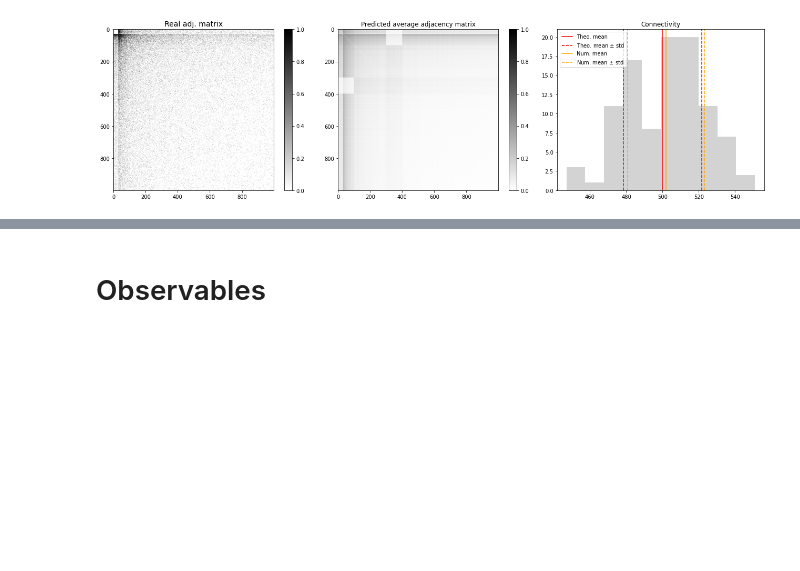
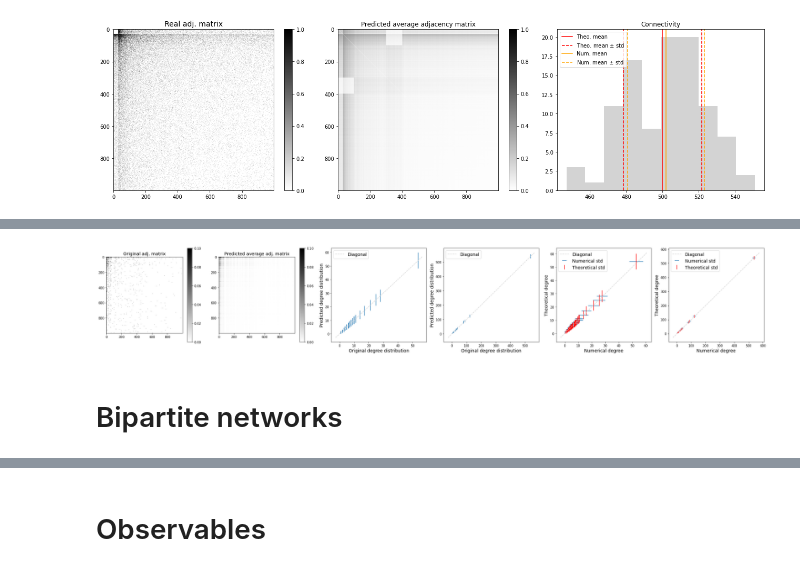
Before and after one commit to reemagit/claude, a Jupyter notebook: demos/main_demo.ipynb, the cells around one changed output, grey strips where cells are left out. Cells and saved outputs as stored; diff of their text form; code cells hidden in the pictures; blank space fills up the shorter version.

Commit message:
- Bipartite networks - Started implementing GraphEnsembleChain

```diff
--- a/demos/main_demo.ipynb
+++ b/demos/main_demo.ipynb
@@ -466,0 +476,3 @@ plt.tight_layout()
+# %%
+m = cl.GraphEnsemble(1000, directed=True)
+m.fit([const.OutDegreeSequence(dout),const.InDegreeSequence(din)], opt_kwargs={'nit':150,'fatol':1e-2,'disp':True})
@@ -466,0 +497,53 @@ plt.tight_layout()
+# %%
+o_out = obs.OutDegreeSequence
+smpl = np.asarray([m.sample().sum(axis=1) for i in trange(100)])
+theo_dout_mean = m.predict_mean(o_out)
+theo_dout_std = m.predict_std(o_out)
+num_dout_mean = smpl.mean(axis=0)
+num_dout_std = smpl.std(axis=0)
+
+o_in = obs.InDegreeSequence
+smpl = np.asarray([m.sample().sum(axis=0) for i in trange(100)])
+theo_din_mean = m.predict_mean(o_in)
+theo_din_std = m.predict_std(o_in)
+num_din_mean = smpl.mean(axis=0)
+num_din_std = smpl.std(axis=0)
+# %%
+plt.figure(figsize=[30,5])
+plt.subplot(1,6,1)
+plot_adj(gn_adj, vmax=0.1)
+plt.title('Original adj. matrix',fontsize=14)
+plt.subplot(1,6,2)
+plot_adj(m.adj_matrix, vmax=0.1)
+plt.title('Predicted average adj. matrix',fontsize=14)
+plt.subplot(1,6,3)
+plt.errorbar(dout, theo_dout_mean,yerr=theo_dout_std, linestyle='None')
+plt.xlabel('Original degree distribution',fontsize=14)
+plt.ylabel('Predicted degree distribution',fontsize=14)
+plt.plot(plt.xlim(),plt.xlim(),'--',color='lightgray',label='Diagonal')
+plt.legend(fontsize=14)
+plt.subplot(1,6,4)
+plt.errorbar(din, theo_din_mean,yerr=theo_din_std, linestyle='None')
+plt.xlabel('Original degree distribution',fontsize=14)
+plt.ylabel('Predicted degree distribution',fontsize=14)
+plt.plot(plt.xlim(),plt.xlim(),'--',color='lightgray',label='Diagonal')
+plt.legend(fontsize=14)
+plt.subplot(1,6,5)
+plt.errorbar(num_dout_mean,theo_dout_mean,xerr=num_dout_std,linestyle = 'None',label='Numerical std')
+plt.errorbar(num_dout_mean,theo_dout_mean,yerr=theo_dout_std,linestyle = 'None',color='red',label='Theoretical std')
+plt.xlabel('Numerical degree',fontsize=14)
+plt.ylabel('Theoretical degree',fontsize=14)
+plt.plot(plt.xlim(),plt.xlim(),'--',color='lightgray',label='Diagonal')
+plt.legend(fontsize=14)
+plt.subplot(1,6,6)
+plt.errorbar(num_din_mean,theo_din_mean,xerr=num_din_std,linestyle = 'None',label='Numerical std')
+plt.errorbar(num_din_mean,theo_din_mean,yerr=theo_din_std,linestyle = 'None',color='red',label='Theoretical std')
+plt.xlabel('Numerical degree',fontsize=14)
+plt.ylabel('Theoretical degree',fontsize=14)
+plt.plot(plt.xlim(),plt.xlim(),'--',color='lightgray',label='Diagonal')
+plt.legend(fontsize=14)
+plt.tight_layout()
+# %% [output]
+[figure, added]
+# %% [markdown]
+# Bipartite networks
```
Also changed, not shown: parts of 12 cells of this notebook, 3 other files.
